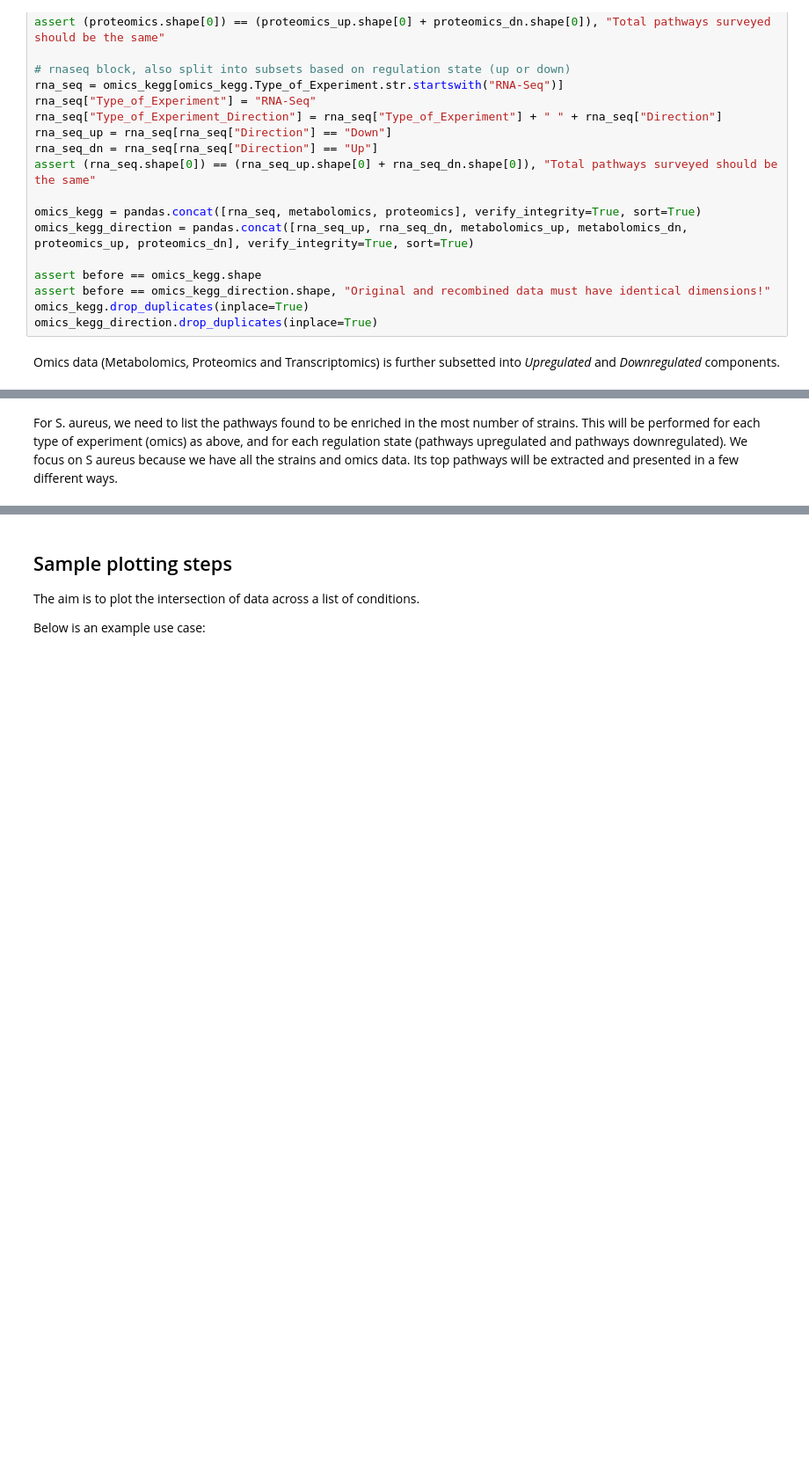
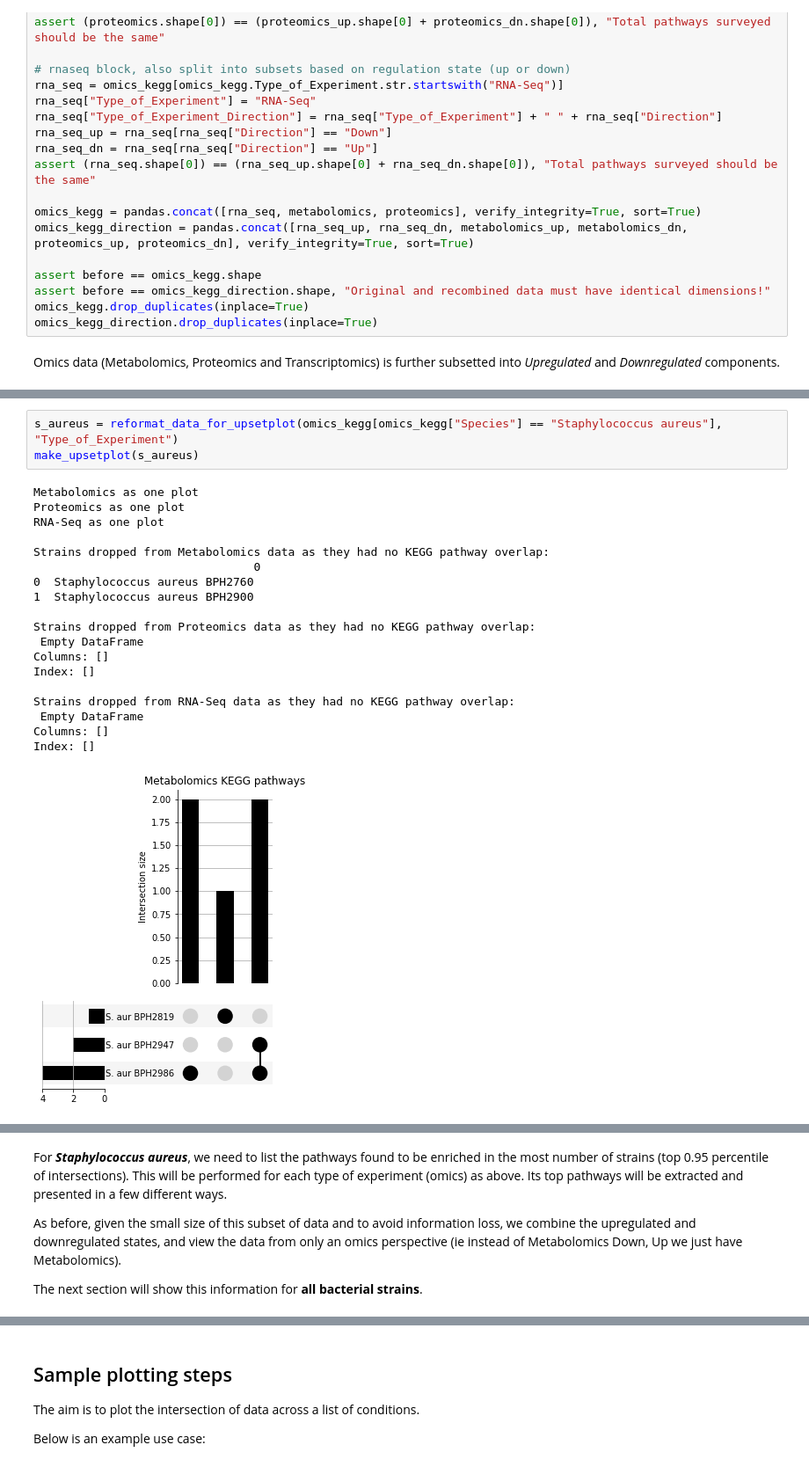
Before and after one commit to mabelbpa/Bioplatforms-Australia-Sepsis-Data-Integration, a Jupyter notebook: Visualizations/Source/Multiomics_Visualisation/Multiomics_Visualisation.ipynb, the cells around one changed output, grey strips where cells are left out. Shown at 88% size. Drawn from its saved outputs; the diff is of its cells as text; blank space fills up the shorter version.

Commit message:
Obtained enriched KEGG pathways across Staphyloccocus aureus strains

```diff
--- a/Visualizations/Source/Multiomics_Visualisation/Multiomics_Visualisation.ipynb
+++ b/Visualizations/Source/Multiomics_Visualisation/Multiomics_Visualisation.ipynb
@@ -285,0 +294,23 @@ Strains dropped from Metabolomics Down data as they had no KEGG pathway overlap:
+# %%
+s_aureus = reformat_data_for_upsetplot(omics_kegg[omics_kegg["Species"] == "Staphylococcus aureus"], "Type_of_Experiment")
+make_upsetplot(s_aureus)
+# %% [output]
+Metabolomics as one plot
+Proteomics as one plot
+RNA-Seq as one plot
+
+Strains dropped from Metabolomics data as they had no KEGG pathway overlap:
+                                0
+0  Staphylococcus aureus BPH2760
+1  Staphylococcus aureus BPH2900
+
+Strains dropped from Proteomics data as they had no KEGG pathway overlap:
+ Empty DataFrame
+Columns: []
+Index: []
+
+Strains dropped from RNA-Seq data as they had no KEGG pathway overlap:
+ Empty DataFrame
+Columns: []
+Index: []
+[figure, added]
@@ -286,2 +319,6 @@ Strains dropped from Metabolomics Down data as they had no KEGG pathway overlap:
 # %% [markdown]
-For S. aureus, we need to list the pathways found to be enriched in the most number of strains. This will be performed for each type of experiment (omics) as above, and for each regulation state (pathways upregulated and pathways downregulated). We focus on S aureus because we have all the strains and omics data. Its top pathways will be extracted and presented in a few different ways.
+For ***Staphylococcus aureus***, we need to list the pathways found to be enriched in the most number of strains (top 0.95 percentile of intersections). This will be performed for each type of experiment (omics) as above. Its top pathways will be extracted and presented in a few different ways.
+
+As before, given the small size of this subset of data and to avoid information loss, we combine the upregulated and downregulated states, and view the data from only an omics perspective (ie instead of Metabolomics Down, Up we just have Metabolomics).
+
+The next section will show this information for **all bacterial strains**.
```
Also changed, not shown: parts of 11 cells of this notebook, 1 other file.
